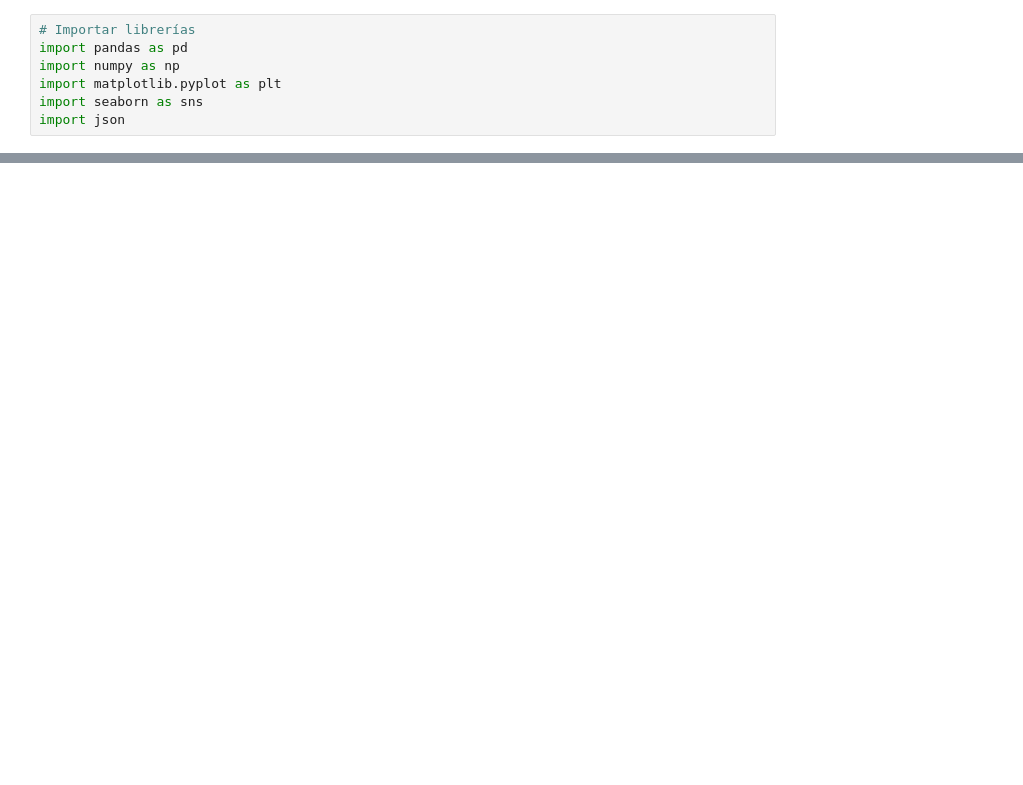
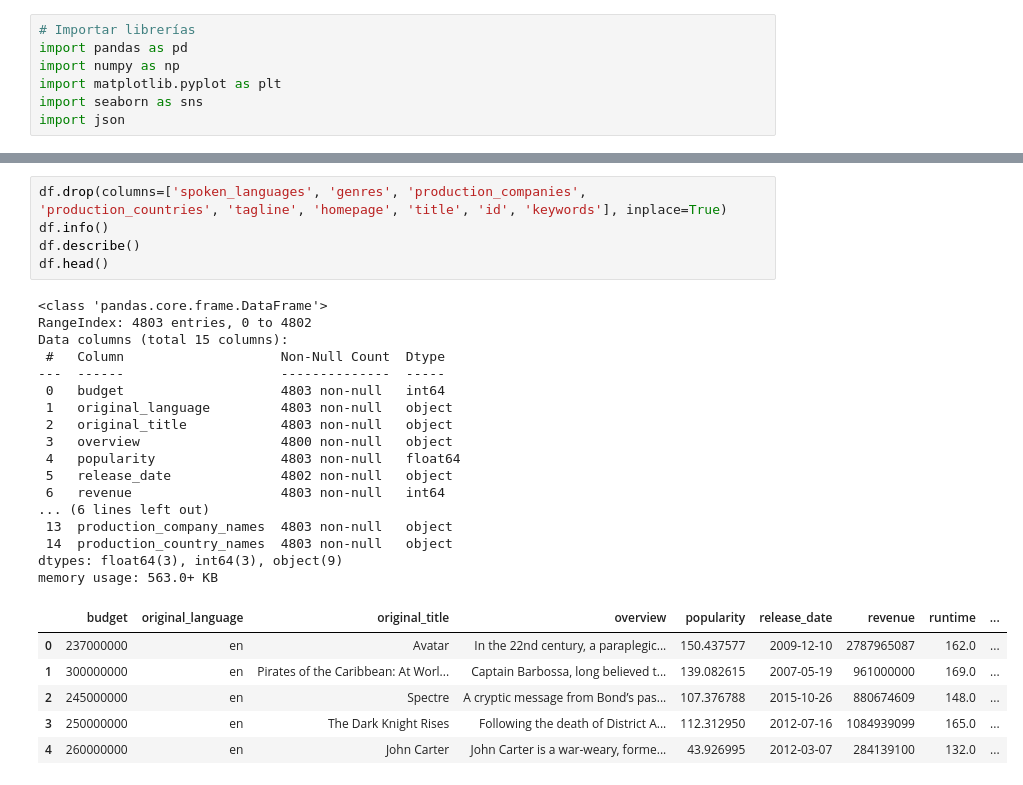
Before and after one commit to JojhanPerezArroyave/primerPoryectoInteligentes, a Jupyter notebook: primerProyecto.ipynb, the cells around one changed output, grey strips where cells are left out. Drawn from its saved outputs; the diff is of its cells as text; blank space fills up the shorter version.

```diff
--- a/primerProyecto.ipynb
+++ b/primerProyecto.ipynb
@@ -86,0 +97,29 @@ df[['title', 'spoken_language_names', 'genre_names', 'production_country_names']
+# %%
+df.drop(columns=['spoken_languages', 'genres', 'production_companies', 'production_countries', 'tagline', 'homepage', 'title', 'id', 'keywords'], inplace=True)
+df.info()
+df.describe()
+df.head()
+# %% [output]
+<class 'pandas.core.frame.DataFrame'>
+RangeIndex: 4803 entries, 0 to 4802
+Data columns (total 15 columns):
+ #   Column                    Non-Null Count  Dtype
+---  ------                    --------------  -----
+ 0   budget                    4803 non-null   int64
+ 1   original_language         4803 non-null   object
+ 2   original_title            4803 non-null   object
+ 3   overview                  4800 non-null   object
+ 4   popularity                4803 non-null   float64
+ 5   release_date              4802 non-null   object
+ 6   revenue                   4803 non-null   int64
+... (6 lines left out)
+ 13  production_company_names  4803 non-null   object
+ 14  production_country_names  4803 non-null   object
+dtypes: float64(3), int64(3), object(9)
+memory usage: 563.0+ KB
+|  | budget | original_language | original_title | overview | popularity | release_date | revenue | runtime | ... |
+| 0 | 237000000 | en | Avatar | In the 22nd century, a paraplegic... | 150.437577 | 2009-12-10 | 2787965087 | 162.0 | ... |
+| 1 | 300000000 | en | Pirates of the Caribbean: At Worl... | Captain Barbossa, long believed t... | 139.082615 | 2007-05-19 | 961000000 | 169.0 | ... |
+| 2 | 245000000 | en | Spectre | A cryptic message from Bond’s pas... | 107.376788 | 2015-10-26 | 880674609 | 148.0 | ... |
+| 3 | 250000000 | en | The Dark Knight Rises | Following the death of District A... | 112.312950 | 2012-07-16 | 1084939099 | 165.0 | ... |
+| 4 | 260000000 | en | John Carter | John Carter is a war-weary, forme... | 43.926995 | 2012-03-07 | 284139100 | 132.0 | ... |
```
Also changed, not shown: parts of 1 cell of this notebook.
